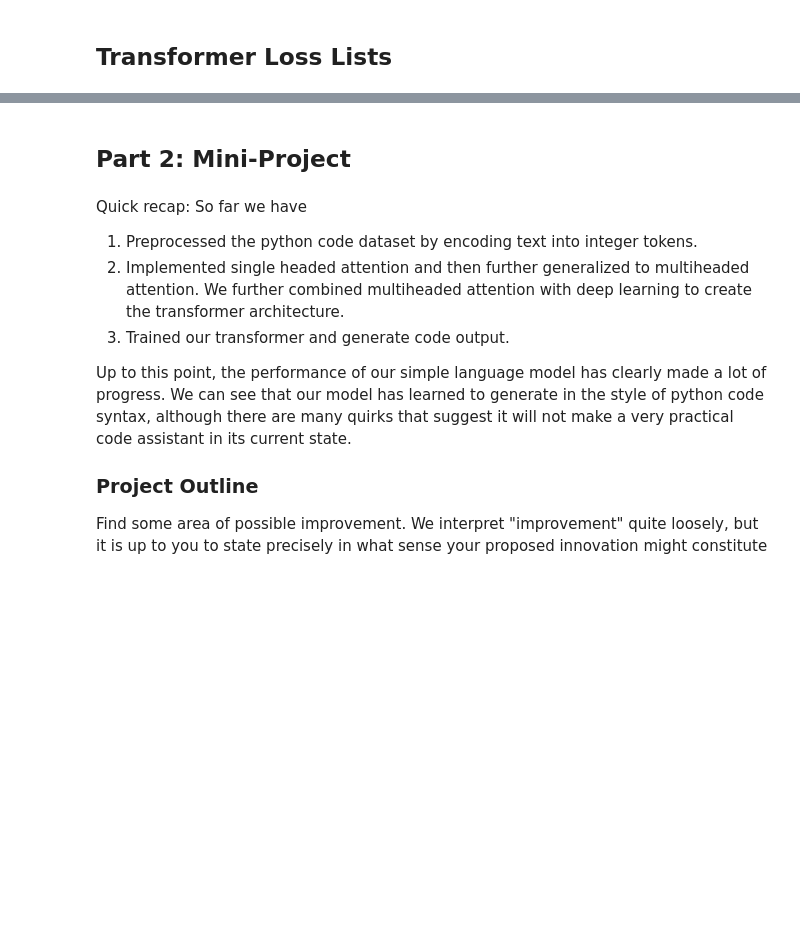
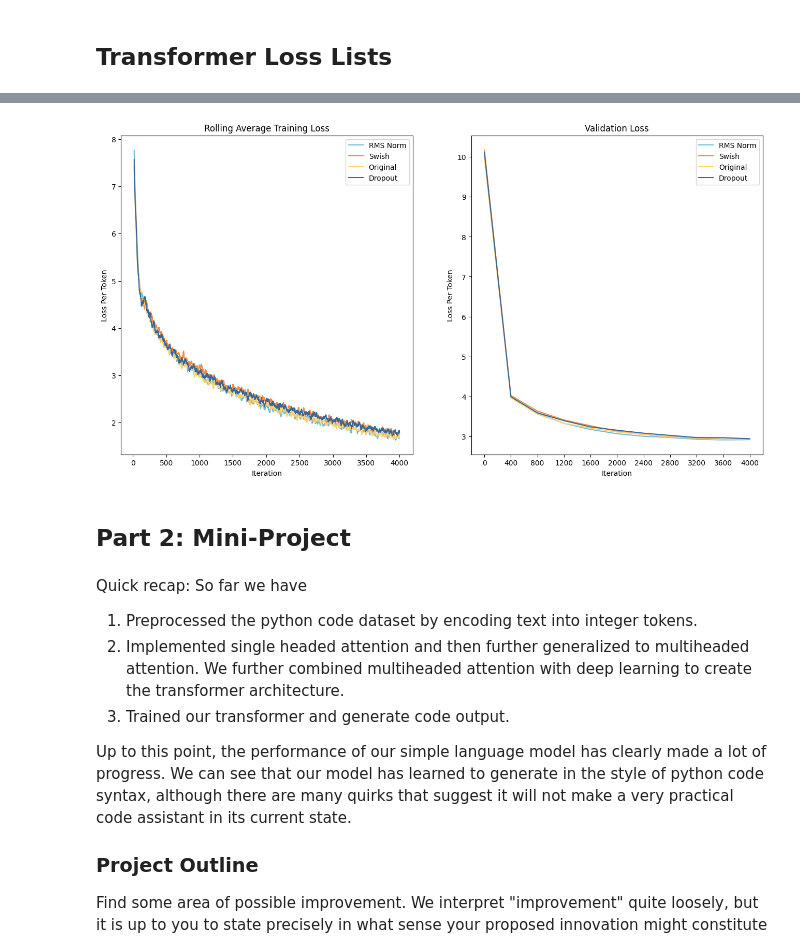
Before and after one commit to noahcowan1/S4Mamba_Implementation, a Jupyter notebook: CowanKatiyar_hw4_Part2.ipynb, the cells around one changed output, grey strips where cells are left out. Cells and saved outputs as stored; diff of their text form; code cells hidden in the pictures; blank space fills up the shorter version.

Commit message:
Implemented Dropout

```diff
--- a/CowanKatiyar_hw4_Part2.ipynb
+++ b/CowanKatiyar_hw4_Part2.ipynb
@@ -1015,19 +1142,40 @@ print(f"generated text from prompt 2: {gen_2_text}")
 # %% [markdown]
 ## Transformer Loss Lists
+# %%
+def extract_number(tensor_str):
+    # Using regular expression to find all numbers in the string
+    numbers = re.findall(r'tensor\(([^)]+)\)', tensor_str)
+    # Convert the first found number to float and return it
+    return float(numbers[0]) if numbers else None
+# %%
+loss_eval_tlm_original["Train Loss"] = loss_eval_tlm_original["Train Loss"].apply(extract_number)
+loss_eval_tlm_original["Validation Loss"] = loss_eval_tlm_original["Validation Loss"].apply(extract_number)
+# %%
+loss_eval_tlm_RMS = pd.DataFrame(loss_eval_tlm_RMS, columns=["Iteration", "Train Loss", "Validation Loss"])
+# %%
+loss_list_tlm_RMS = pd.DataFrame(loss_list_tlm_RMS, columns=["Loss"])
 # %%
-fig, axs = plt.subplots(1, 2, figsize=(12, 12))
-axs[0, 0].plot(loss_list_tlm_RMS, label='RMS Norm')
-axs[0, 0].plot(df_loss_swish, label='Swish')
-axs[0, 0].plot(df_loss_original, label='Original')
-axs[0, 0].set_title('Training Loss')
-axs[0, 0].set_xlabel('Iteration')
-axs[0, 0].set_ylabel('Loss')
-axs[0, 0].legend()
-axs[0, 1].plot(loss_eval_tlm_RMS, label='RMS Norm')
-axs[0, 1].plot(loss_eval_tlm_s, label='Swish')
-axs[0, 1].plot(loss_eval_tlm_original, label='Original')
-axs[0, 1].set_title('Loss Evaluation')
-axs[0, 1].set_xlabel('Iteration')
-axs[0, 1].set_ylabel('Loss')
-axs[0, 1].legend()
+fig, axs = plt.subplots(1, 2, figsize=(16, 8))
+axs[0].plot(loss_list_tlm_RMS.rolling(window=20).mean(), color= get_color(0), label='RMS Norm')
+axs[0].plot(df_loss_swish.rolling(window=20).mean(), color= get_color(1), label='Swish')
+axs[0].plot(df_loss_original.rolling(window=20).mean(), color= get_color(2), label='Original')
+axs[0].plot(loss_list_tlm_dropout.rolling(window=20).mean(), color= get_color(3), label='Dropout')
+axs[0].set_title('Rolling Average Training Loss')
+axs[0].set_xlabel('Iteration')
+axs[0].set_ylabel('Loss Per Token')
+axs[0].legend()
+axs[1].plot(loss_eval_tlm_RMS["Iteration"], (loss_eval_tlm_RMS["Validation Loss"]),
+            color= get_color(0), label='RMS Norm')
+axs[1].plot(loss_eval_tlm_s["Iteration"], (loss_eval_tlm_s["Validation Loss"]),
+            color= get_color(1),label='Swish')
+axs[1].plot(loss_eval_tlm_original["Iteration"], (loss_eval_tlm_original["Validation Loss"]),
+            color= get_color(2),label='Original')
+axs[1].plot(loss_eval_tlm_dropout["Iteration"], (loss_eval_tlm_dropout["Validation Loss"]),
+            color= get_color(3),label='Dropout')
+axs[1].set_title('Validation Loss')
+axs[1].set_xlabel('Iteration')
+axs[1].set_xticks(range(0, 4001, 400))
+axs[1].set_ylabel('Loss Per Token')
+axs[1].legend()
 plt.show()
+# %% [output]
@@ -1034,3 +1199,4 @@ plt.show()
+[figure, added]
 # %% [markdown]
 ## Part 2: Mini-Project
 # %% [markdown]
```
Also changed, not shown: parts of 13 cells of this notebook.
